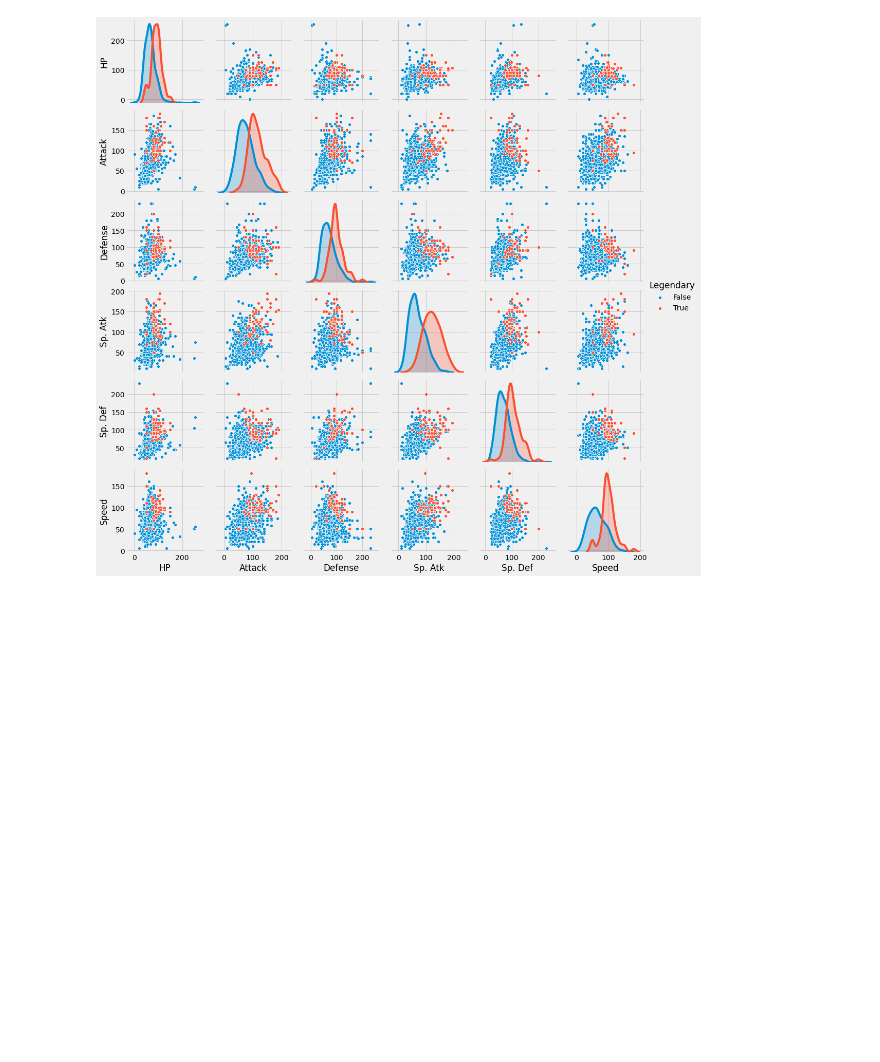
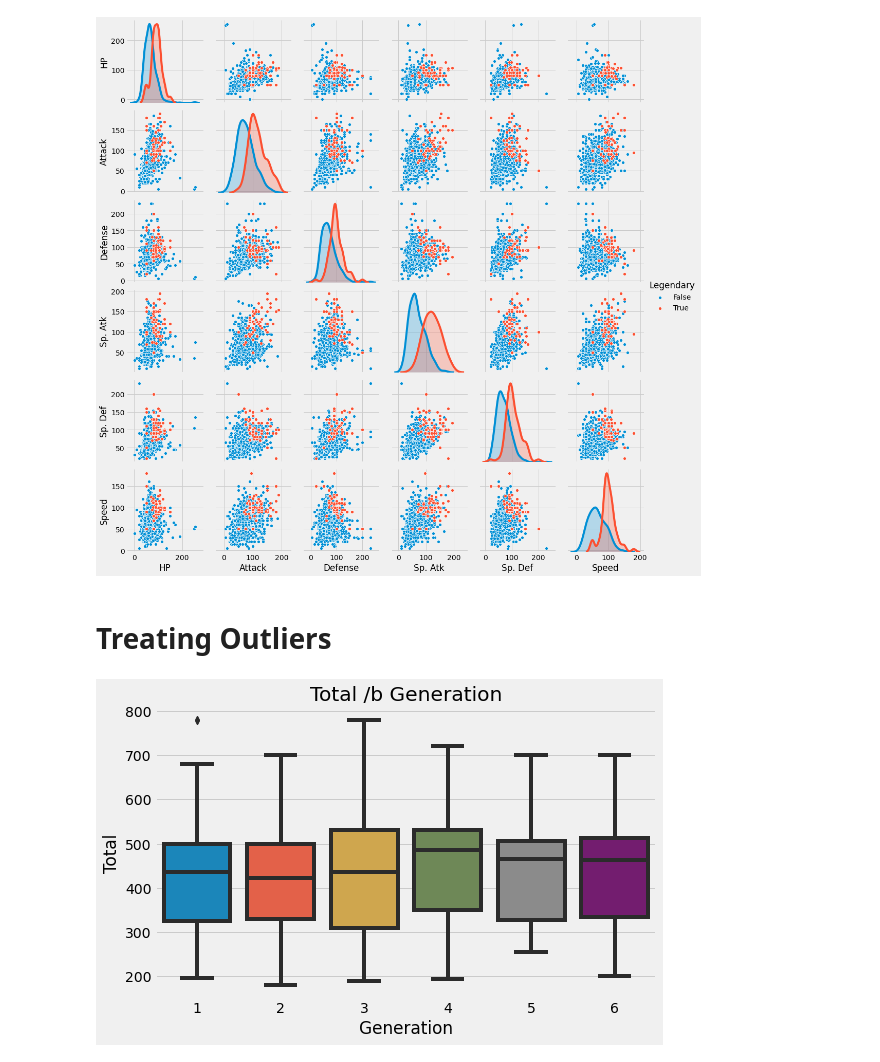
Before and after one commit to pratik-276/Infinite_Stories_with_Data, a Jupyter notebook: Pokemon with stats/pokemon-eda-clustering-and-classification.ipynb, the cells around one changed output. Drawn from its saved outputs; the diff is of its cells as text; code cells hidden in the pictures; blank space fills up the shorter version.

```diff
--- a/Pokemon with stats/pokemon-eda-clustering-and-classification.ipynb
+++ b/Pokemon with stats/pokemon-eda-clustering-and-classification.ipynb
@@ -70,3 +70,11 @@ plt.show()
 # %% [output]
 Pairplot segregated on Legendariness
 [figure]
+# %% [markdown]
+# Treating Outliers
+# %%
+sns.boxplot(data=data, x='Generation', y='Total')
+plt.title('Total /b Generation')
+plt.show()
+# %% [output]
+[figure, added]
```
Also changed, not shown: parts of 22 cells of this notebook.
